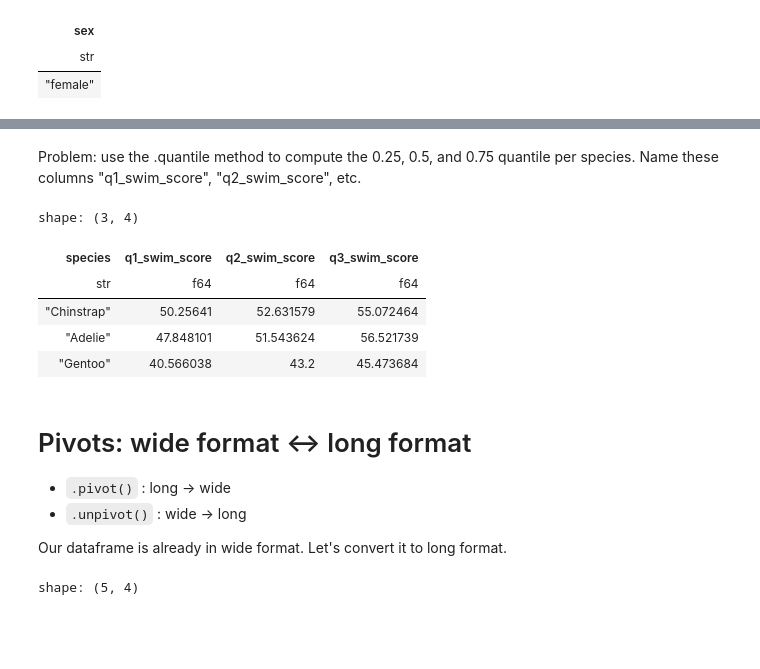
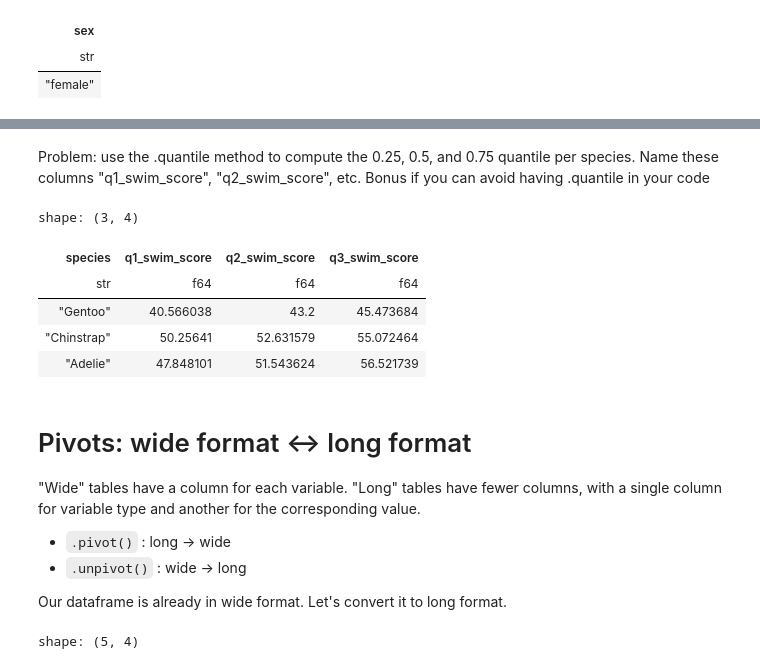
Before and after one commit to enigma-brain/polars_workshop_2025, a Jupyter notebook: polars.ipynb, the cells around one changed output, grey strips where cells are left out. Cells and saved outputs as stored; diff of their text form; code cells hidden in the pictures; blank space fills up the shorter version.

```diff
--- a/polars.ipynb
+++ b/polars.ipynb
@@ -305,24 +311,36 @@ shape: (6, 5)
 | "Gentoo" | "male" | 5.484836 | 40.502094 | 61 |
 # %% [markdown]
 Problem: use the .quantile method to compute the 0.25, 0.5, and 0.75 quantile per species. Name these columns "q1_swim_score", "q2_swim_score", etc.
+Bonus if you can avoid having .quantile in your code
 # %%
 df.group_by(["species"]).agg(
         pl.col("swim_score").quantile(0.25).alias("q1_swim_score"),
         pl.col("swim_score").quantile(0.5).alias("q2_swim_score"),
         pl.col("swim_score").quantile(0.75).alias("q3_swim_score"),
     )
+
+# more clever but less explicit
+df.group_by("species").agg([
+    pl.col("swim_score").quantile(q).alias(f"q{i}_swim_score")
+    for i, q in enumerate([0.25, 0.5, 0.75], 1)
+])
 # %% [output]
 shape: (3, 4)
 | species | q1_swim_score | q2_swim_score | q3_swim_score |
 | str | f64 | f64 | f64 |
+| "Gentoo" | 40.566038 | 43.2 | 45.473684 |
 | "Chinstrap" | 50.25641 | 52.631579 | 55.072464 |
 | "Adelie" | 47.848101 | 51.543624 | 56.521739 |
-| "Gentoo" | 40.566038 | 43.2 | 45.473684 |
 # %% [markdown]
 # Pivots: wide format <-> long format
+
+"Wide" tables have a column for each variable. "Long" tables have fewer columns, with a single column for variable type and another for the corresponding value.
+
 - `.pivot()` : long -> wide
 - `.unpivot()` : wide -> long
 
+
+
 Our dataframe is already in wide format. Let's convert it to long format.
 # %%
 # go from wide to long format
```
Also changed, not shown: parts of 18 cells of this notebook, 2 other files.
